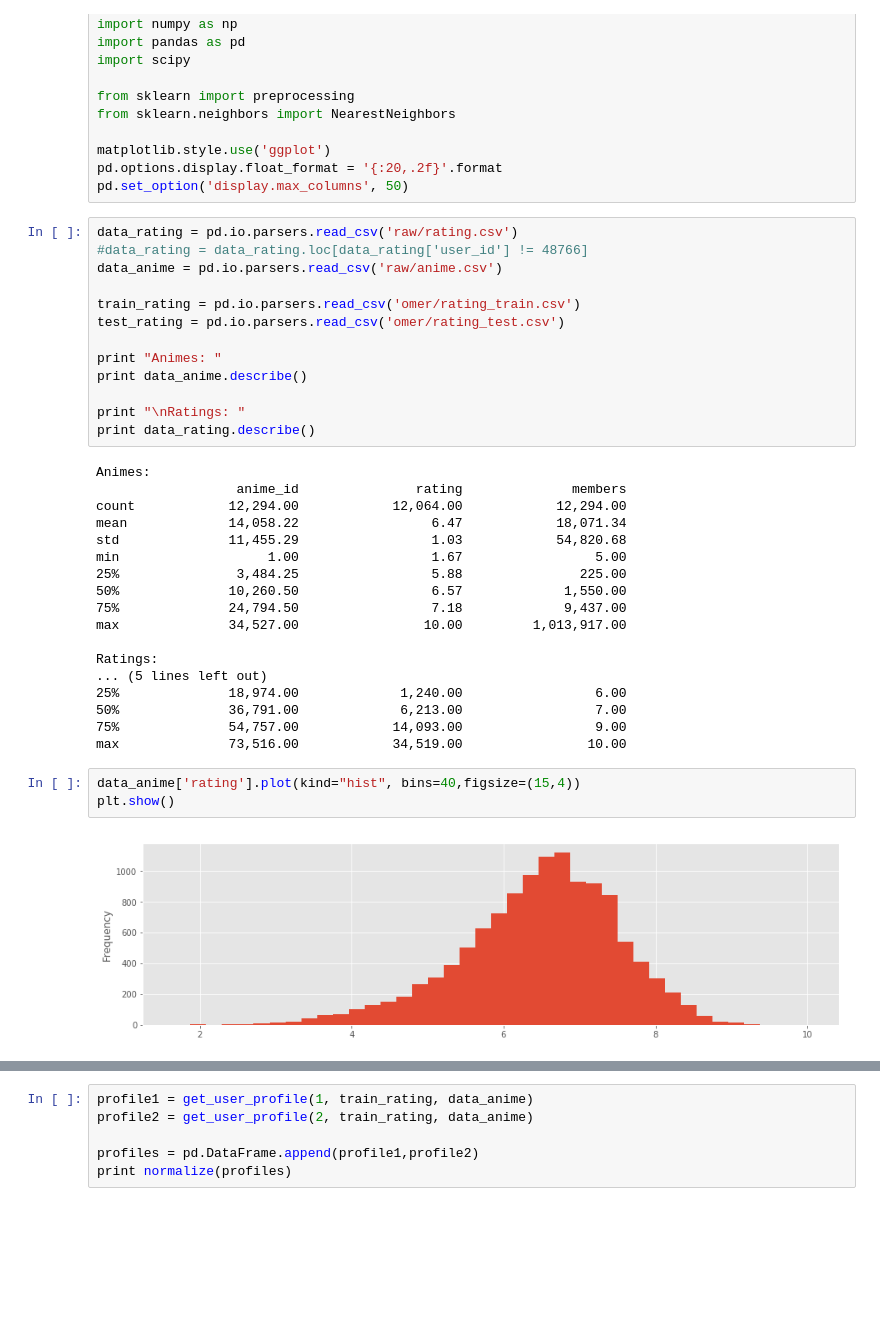
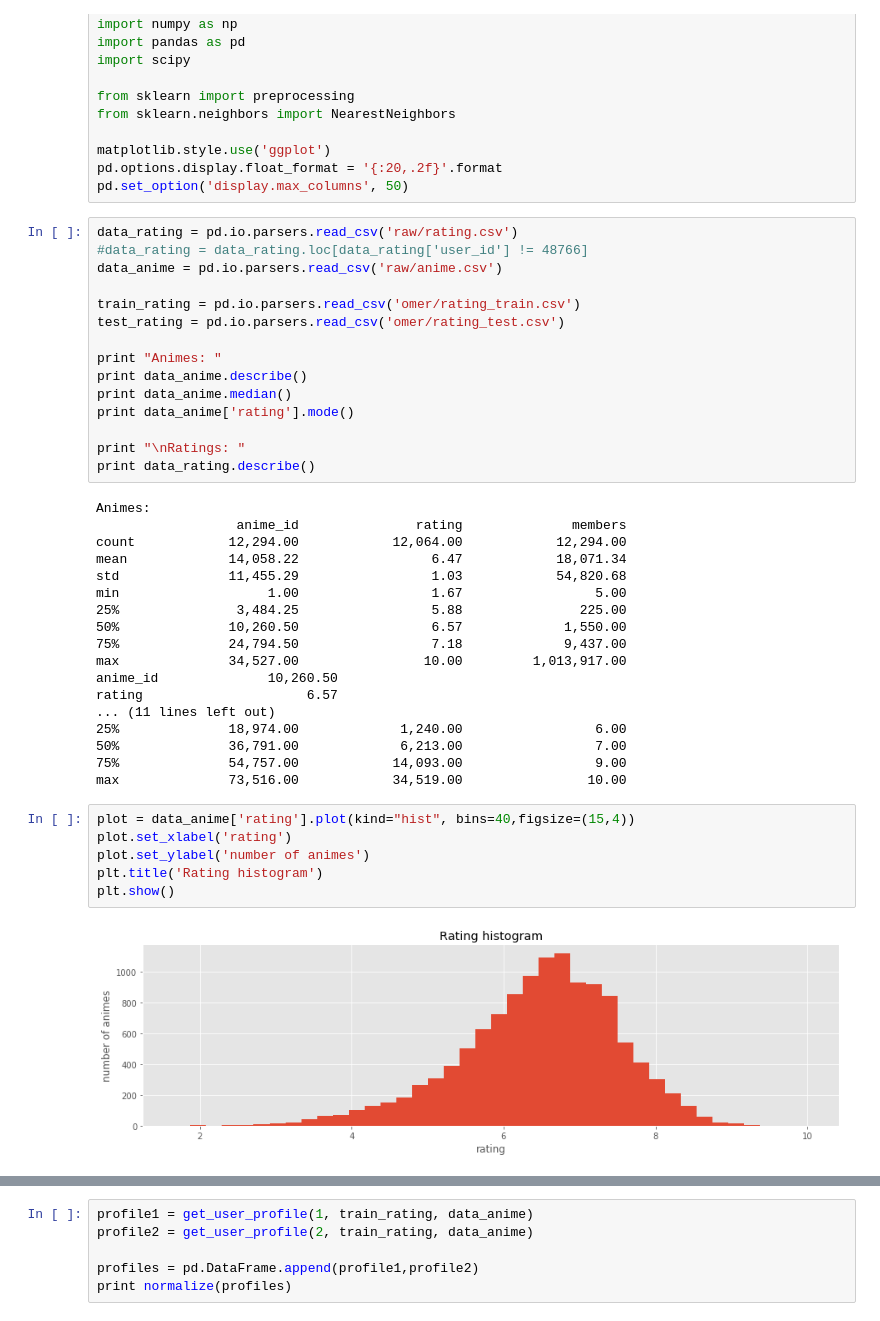
Before and after one commit to micksi/datamining_exam, a Jupyter notebook: Descriptive Statistics.ipynb, the cells around one changed output, grey strips where cells are left out. Drawn from its saved outputs; the diff is of its cells as text; blank space fills up the shorter version.

Commit message:
Added graphs for report

```diff
--- a/Descriptive Statistics.ipynb
+++ b/Descriptive Statistics.ipynb
@@ -22,6 +22,8 @@ test_rating = pd.io.parsers.read_csv('omer/rating_test.csv')
 
 print "Animes: "
 print data_anime.describe()
+print data_anime.median()
+print data_anime['rating'].mode()
 
 print "\nRatings: "
 print data_rating.describe()
@@ -36,16 +38,19 @@ min                   1.00                 1.67                 5.00
 50%              10,260.50                 6.57             1,550.00
 75%              24,794.50                 7.18             9,437.00
 max              34,527.00                10.00         1,013,917.00
-
-Ratings:
-... (5 lines left out)
+anime_id              10,260.50
+rating                     6.57
+... (11 lines left out)
 25%              18,974.00             1,240.00                 6.00
 50%              36,791.00             6,213.00                 7.00
 75%              54,757.00            14,093.00                 9.00
 max              73,516.00            34,519.00                10.00
 # %%
-data_anime['rating'].plot(kind="hist", bins=40,figsize=(15,4))
+plot = data_anime['rating'].plot(kind="hist", bins=40,figsize=(15,4))
+plot.set_xlabel('rating')
+plot.set_ylabel('number of animes')
+plt.title('Rating histogram')
 plt.show()
 # %% [output]
-[figure, old version]
+[figure, new version]
 # %%
```
Also changed, not shown: parts of 10 cells of this notebook, 10 other files.
